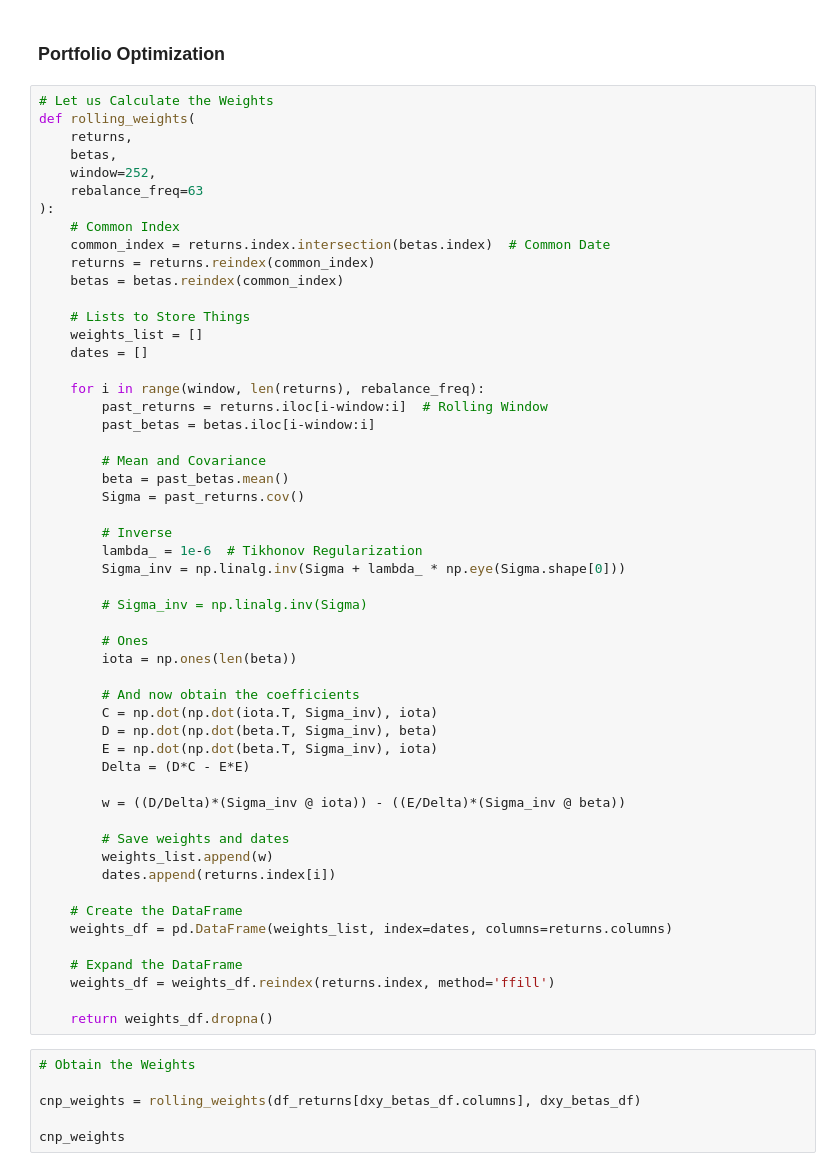
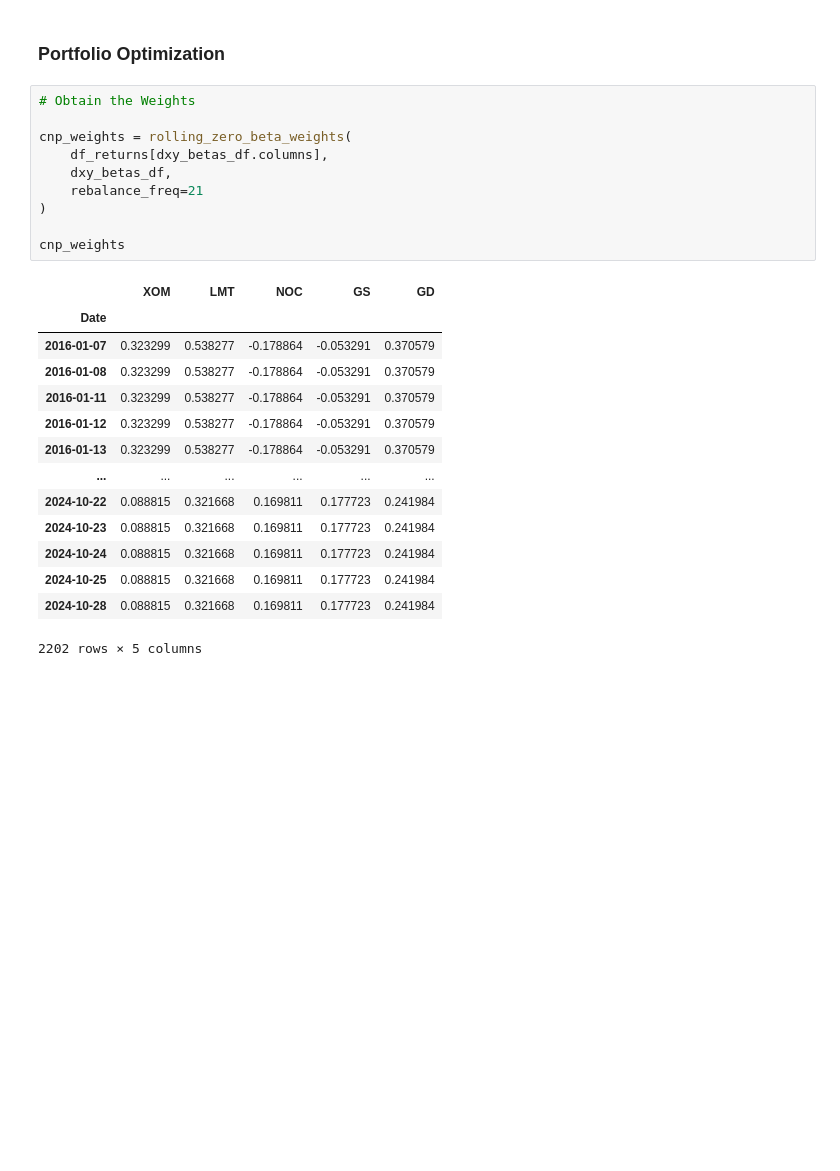
Before and after one commit to dan-the-quant/DTQ-Portfolio_Management_Course, a Jupyter notebook: Module 5 - Hedge Portfolios/Module5.3.ipynb, the cells around one changed output. Cells and saved outputs as stored; diff of their text form; blank space fills up the shorter version.

```diff
--- a/Module 5 - Hedge Portfolios/Module5.3.ipynb
+++ b/Module 5 - Hedge Portfolios/Module5.3.ipynb
@@ -360,64 +439,30 @@ plt.show()
 # %% [markdown]
 ### Portfolio Optimization ###
-# %%
-# Let us Calculate the Weights
-def rolling_weights(
-    returns,
-    betas,
-    window=252,
-    rebalance_freq=63
-):
-    # Common Index
-    common_index = returns.index.intersection(betas.index)  # Common Date
-    returns = returns.reindex(common_index)
-    betas = betas.reindex(common_index)
-
-    # Lists to Store Things
-    weights_list = []
-    dates = []
-
-    for i in range(window, len(returns), rebalance_freq):
-        past_returns = returns.iloc[i-window:i]  # Rolling Window
-        past_betas = betas.iloc[i-window:i]
-
-        # Mean and Covariance
-        beta = past_betas.mean()
-        Sigma = past_returns.cov()
-
-        # Inverse
-        lambda_ = 1e-6  # Tikhonov Regularization
-        Sigma_inv = np.linalg.inv(Sigma + lambda_ * np.eye(Sigma.shape[0]))
-
-        # Sigma_inv = np.linalg.inv(Sigma)
-
-        # Ones
-        iota = np.ones(len(beta))
-
-        # And now obtain the coefficients
-        C = np.dot(np.dot(iota.T, Sigma_inv), iota)
-        D = np.dot(np.dot(beta.T, Sigma_inv), beta)
-        E = np.dot(np.dot(beta.T, Sigma_inv), iota)
-        Delta = (D*C - E*E)
-
-        w = ((D/Delta)*(Sigma_inv @ iota)) - ((E/Delta)*(Sigma_inv @ beta))
-
-        # Save weights and dates
-        weights_list.append(w)
-        dates.append(returns.index[i])
-
-    # Create the DataFrame
-    weights_df = pd.DataFrame(weights_list, index=dates, columns=returns.columns)
-
-    # Expand the DataFrame
-    weights_df = weights_df.reindex(returns.index, method='ffill')
-
-    return weights_df.dropna()
 # %%
 # Obtain the Weights
 
-cnp_weights = rolling_weights(df_returns[dxy_betas_df.columns], dxy_betas_df)
+cnp_weights = rolling_zero_beta_weights(
+    df_returns[dxy_betas_df.columns],
+    dxy_betas_df,
+    rebalance_freq=21
+)
 
 cnp_weights
+# %% [output]
+|  | XOM | LMT | NOC | GS | GD |
+| Date |  |  |  |  |  |
+| 2016-01-07 | 0.323299 | 0.538277 | -0.178864 | -0.053291 | 0.370579 |
+| 2016-01-08 | 0.323299 | 0.538277 | -0.178864 | -0.053291 | 0.370579 |
+| 2016-01-11 | 0.323299 | 0.538277 | -0.178864 | -0.053291 | 0.370579 |
+| 2016-01-12 | 0.323299 | 0.538277 | -0.178864 | -0.053291 | 0.370579 |
+| 2016-01-13 | 0.323299 | 0.538277 | -0.178864 | -0.053291 | 0.370579 |
+| ... | ... | ... | ... | ... | ... |
+| 2024-10-22 | 0.088815 | 0.321668 | 0.169811 | 0.177723 | 0.241984 |
+| 2024-10-23 | 0.088815 | 0.321668 | 0.169811 | 0.177723 | 0.241984 |
+| 2024-10-24 | 0.088815 | 0.321668 | 0.169811 | 0.177723 | 0.241984 |
+| 2024-10-25 | 0.088815 | 0.321668 | 0.169811 | 0.177723 | 0.241984 |
+| 2024-10-28 | 0.088815 | 0.321668 | 0.169811 | 0.177723 | 0.241984 |
+2202 rows × 5 columns
 # %%
 # Calculate the ZBP
 
```
Also changed, not shown: parts of 27 cells of this notebook, 54 other files.
